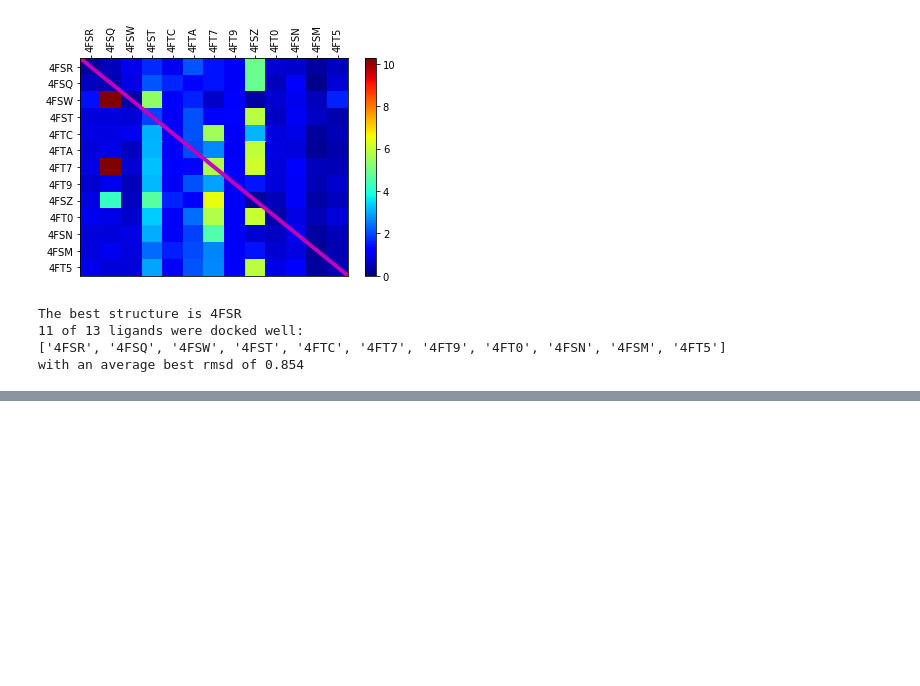
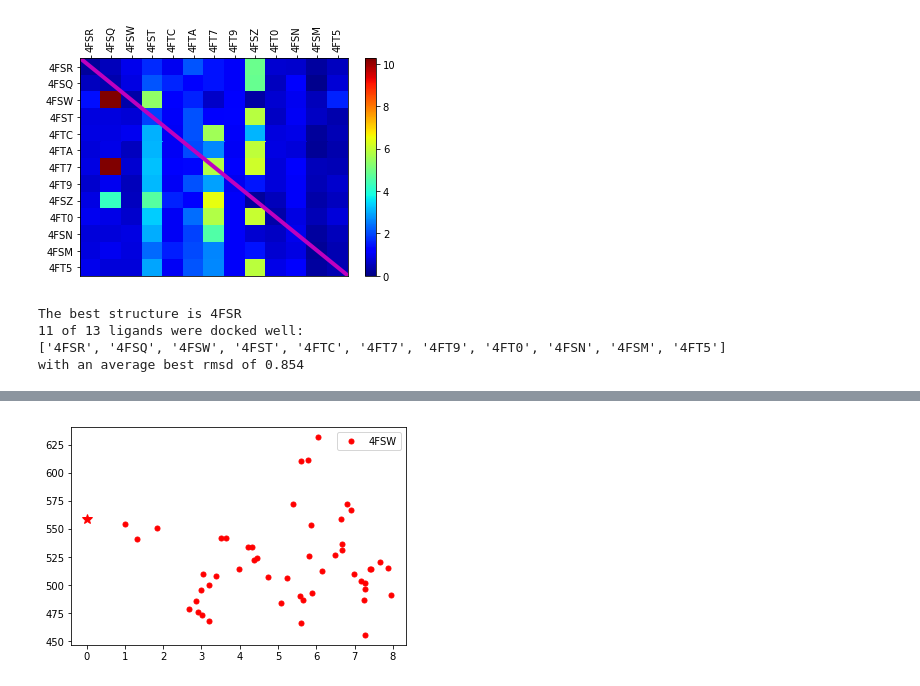
Before and after one commit to orangese/combind_multistruct_benchmarking, a Jupyter notebook: notebooks/main.ipynb, the cells around one changed output, grey strips where cells are left out. Cells and saved outputs as stored; diff of their text form; code cells hidden in the pictures; blank space fills up the shorter version.

```diff
--- a/notebooks/main.ipynb
+++ b/notebooks/main.ipynb
@@ -142,3 +167,15 @@ Best pose: 8. Score: 568.26580211. RMSD: 0.997
+# %%
+worst_lig='4FSW'
+
+## STEP 6:
+## look at the final scores for all poses of the worst ligand
+
+## for our method to work repeatably and reliably,
+## there needs to be a strong correlation in these plots
+
+plot_scores_vs_rmsds(worst_lig, scores, lab=worst_lig)#, scores2=scores2, lab2='new h')
+# %% [output]
+[figure, added]
 # %%
 fp = glides[worst_lig][best_structure].poses[best_pose].fp.feats
 
```
Also changed, not shown: parts of 11 cells of this notebook, 7 other files.
